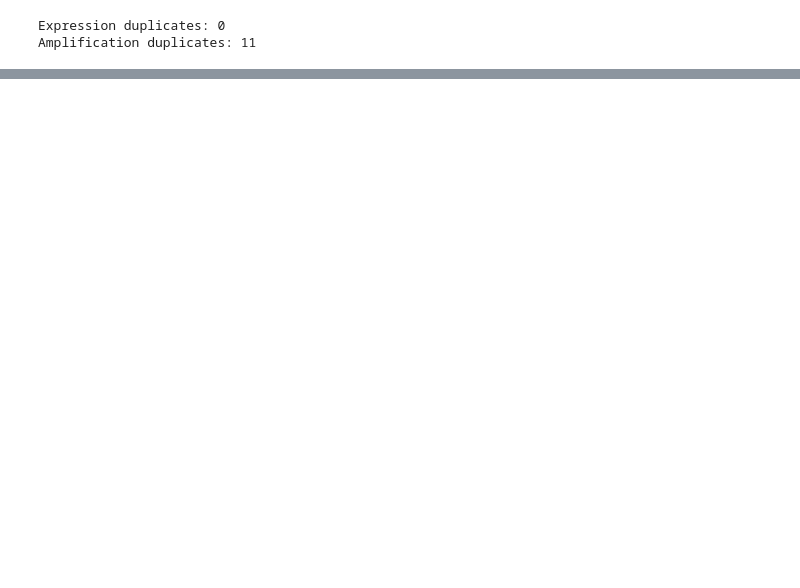
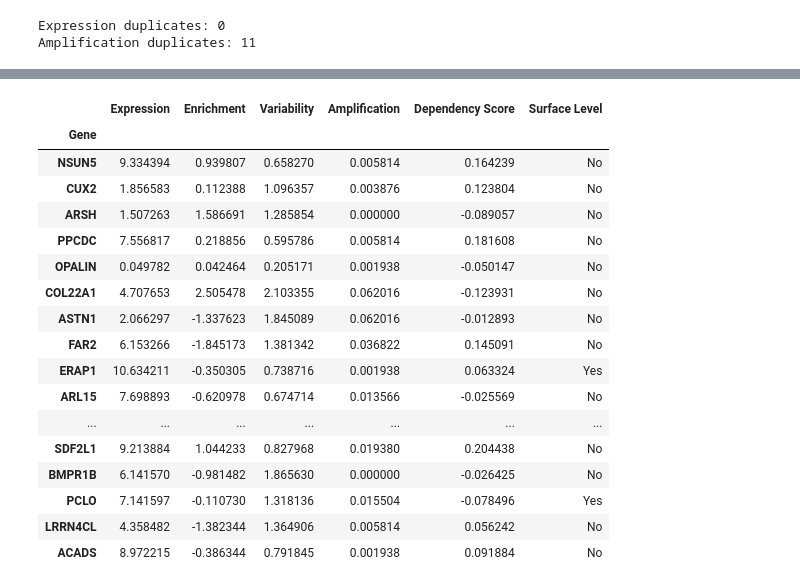
Before and after one commit to sbskinn/Tumor-Surface-Target-Prioritization, a Jupyter notebook: Checkpoint1_gene_expression.ipynb, the cells around one changed output, grey strips where cells are left out. Saved outputs shown, nothing was run; the diff lists cells and outputs as text; code cells hidden in the pictures; blank space fills up the shorter version.

```diff
--- a/Checkpoint1_gene_expression.ipynb
+++ b/Checkpoint1_gene_expression.ipynb
@@ -203,0 +417,10 @@ amplification_clean = amplification_features[
+# %%
+#Choose which 2000 surface proteins will be in included in the dataset for a 70/15/15 split
+#need to determine how to identify surface-eligible genes
+hpa_path = data_folder / "subcellular_location.tsv"
+hpa = pd.read_csv(hpa_path, sep="\t")
+
+print("HPA dataset shape:", hpa.shape)
+print("Columns:", hpa.columns.tolist())
+
+hpa.head()
@@ -203,0 +638,9 @@ amplification_clean = amplification_features[
+# %%
+#Calculate enrichment
+tumor_mean = expression[tumor_cols].mean(axis=1)
+normal_mean = expression[normal_cols].mean(axis=1)
+
+enrichment = (tumor_mean - normal_mean).rename("enrichment")
+
+print("Genes with enrichment values:", enrichment.notna().sum())
+display(enrichment.head(10))
@@ -203,0 +661,39 @@ amplification_clean = amplification_features[
+# %%
+#Place enrichment into the cell
+#create final checkpoint 1 table
+checkpoint_table = selected_genes.rename(columns={
+    "mean_expression": "Expression",
+    "enrichment": "Enrichment",
+    "expression_variability": "Variability",
+    "amplification_frequency": "Amplification",
+    "dependency_score": "Dependency Score",
+    "is_surface": "Surface Level"
+}).copy()
+
+checkpoint_table["Enrichment"] = enrichment.reindex(checkpoint_table.index)
+
+checkpoint_table["Surface Level"] = checkpoint_table["Surface Level"].map({
+    True: "Yes",
+    False: "No"
+})
+
+#rearrange columns
+checkpoint_table = checkpoint_table[
+    [
+        "Expression",
+        "Enrichment",
+        "Variability",
+        "Amplification",
+        "Dependency Score",
+        "Surface Level"
+    ]
+]
+
+checkpoint_table.index.name = "Gene"
+
+print("Dataset shape:", checkpoint_table.shape)
+print("Missing values:")
+print(checkpoint_table.isna().sum())
+
+display(checkpoint_table.head(20))
+# %% [output]
@@ -203,0 +709,18 @@ amplification_clean = amplification_features[
+|  | Expression | Enrichment | Variability | Amplification | Dependency Score | Surface Level |
+| Gene |  |  |  |  |  |  |
+| NSUN5 | 9.334394 | 0.939807 | 0.658270 | 0.005814 | 0.164239 | No |
+| CUX2 | 1.856583 | 0.112388 | 1.096357 | 0.003876 | 0.123804 | No |
+| ARSH | 1.507263 | 1.586691 | 1.285854 | 0.000000 | -0.089057 | No |
+| PPCDC | 7.556817 | 0.218856 | 0.595786 | 0.005814 | 0.181608 | No |
+| OPALIN | 0.049782 | 0.042464 | 0.205171 | 0.001938 | -0.050147 | No |
+| COL22A1 | 4.707653 | 2.505478 | 2.103355 | 0.062016 | -0.123931 | No |
+| ASTN1 | 2.066297 | -1.337623 | 1.845089 | 0.062016 | -0.012893 | No |
+| FAR2 | 6.153266 | -1.845173 | 1.381342 | 0.036822 | 0.145091 | No |
+| ERAP1 | 10.634211 | -0.350305 | 0.738716 | 0.001938 | 0.063324 | Yes |
+| ARL15 | 7.698893 | -0.620978 | 0.674714 | 0.013566 | -0.025569 | No |
+| ... | ... | ... | ... | ... | ... | ... |
+| SDF2L1 | 9.213884 | 1.044233 | 0.827968 | 0.019380 | 0.204438 | No |
+| BMPR1B | 6.141570 | -0.981482 | 1.865630 | 0.000000 | -0.026425 | No |
+| PCLO | 7.141597 | -0.110730 | 1.318136 | 0.015504 | -0.078496 | Yes |
+| LRRN4CL | 4.358482 | -1.382344 | 1.364906 | 0.005814 | 0.056242 | No |
+| ACADS | 8.972215 | -0.386344 | 0.791845 | 0.001938 | 0.091884 | No |
```
Also changed, not shown: parts of 27 cells of this notebook.
